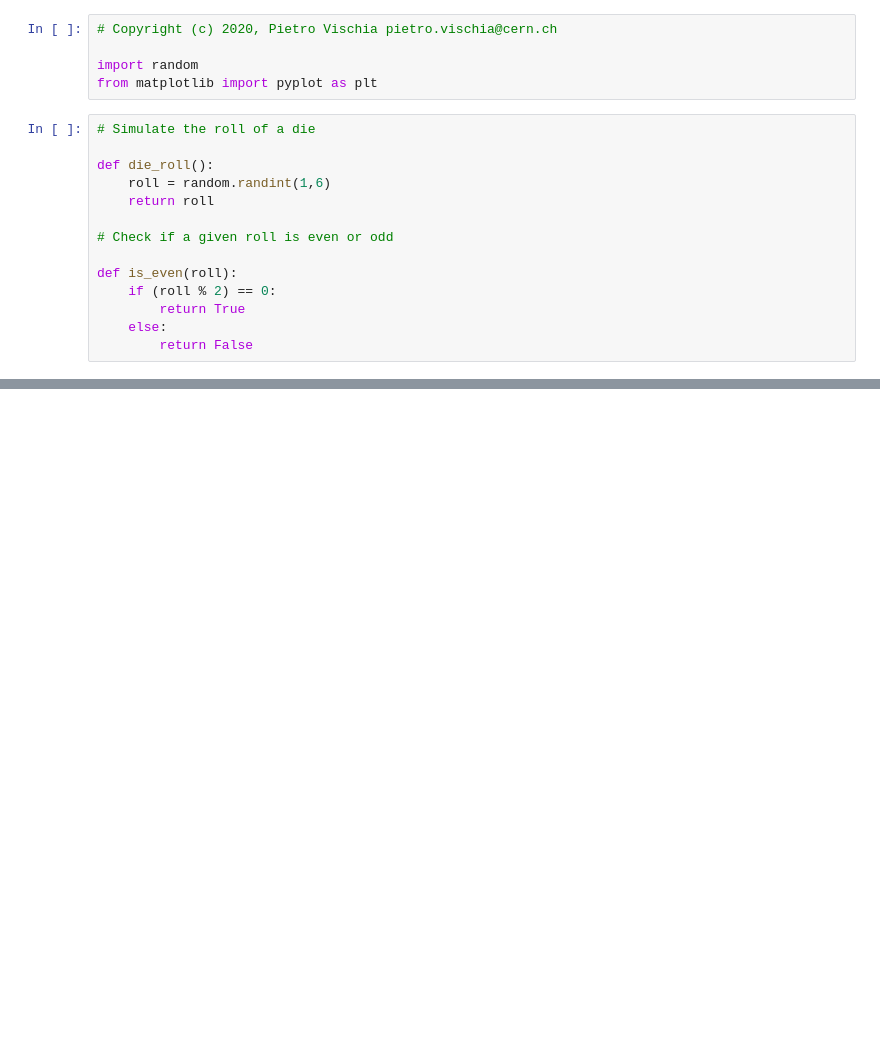
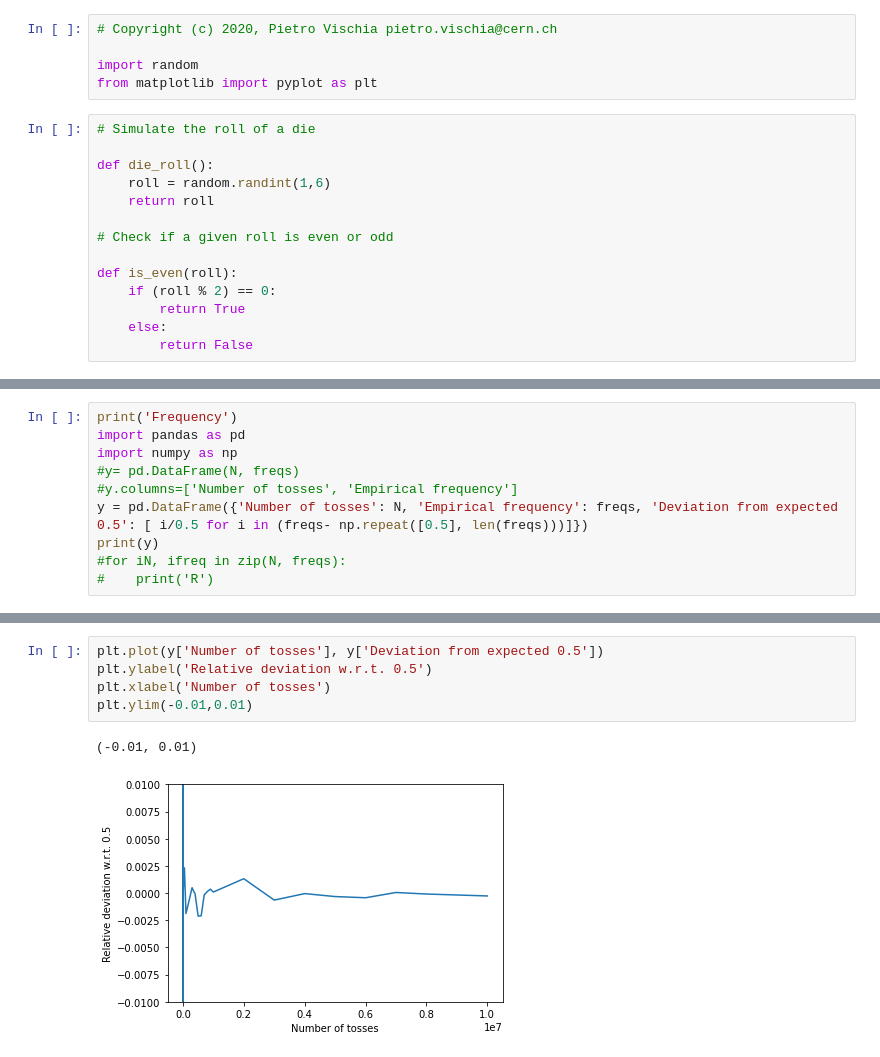
Before and after one commit to vischia/statex, a Jupyter notebook: frequencyRatio.ipynb, the cells around one changed output, grey strips where cells are left out. Saved outputs shown, nothing was run; the diff lists cells and outputs as text; blank space fills up the shorter version.

```diff
--- a/frequencyRatio.ipynb
+++ b/frequencyRatio.ipynb
@@ -48,0 +60,10 @@ plt.show()
+# %%
+print('Frequency')
+import pandas as pd
+import numpy as np
+#y= pd.DataFrame(N, freqs)
+#y.columns=['Number of tosses', 'Empirical frequency']
+y = pd.DataFrame({'Number of tosses': N, 'Empirical frequency': freqs, 'Deviation from expected 0.5': [ i/0.5 for i in (freqs- np.repeat([0.5], len(freqs)))]})
+print(y)
+#for iN, ifreq in zip(N, freqs):
+#    print('R')
@@ -48,0 +88,8 @@ plt.show()
+# %%
+plt.plot(y['Number of tosses'], y['Deviation from expected 0.5'])
+plt.ylabel('Relative deviation w.r.t. 0.5')
+plt.xlabel('Number of tosses')
+plt.ylim(-0.01,0.01)
+# %% [output]
+(-0.01, 0.01)
+[figure, added]
```
Also changed, not shown: parts of 4 cells of this notebook, 1 other file.
